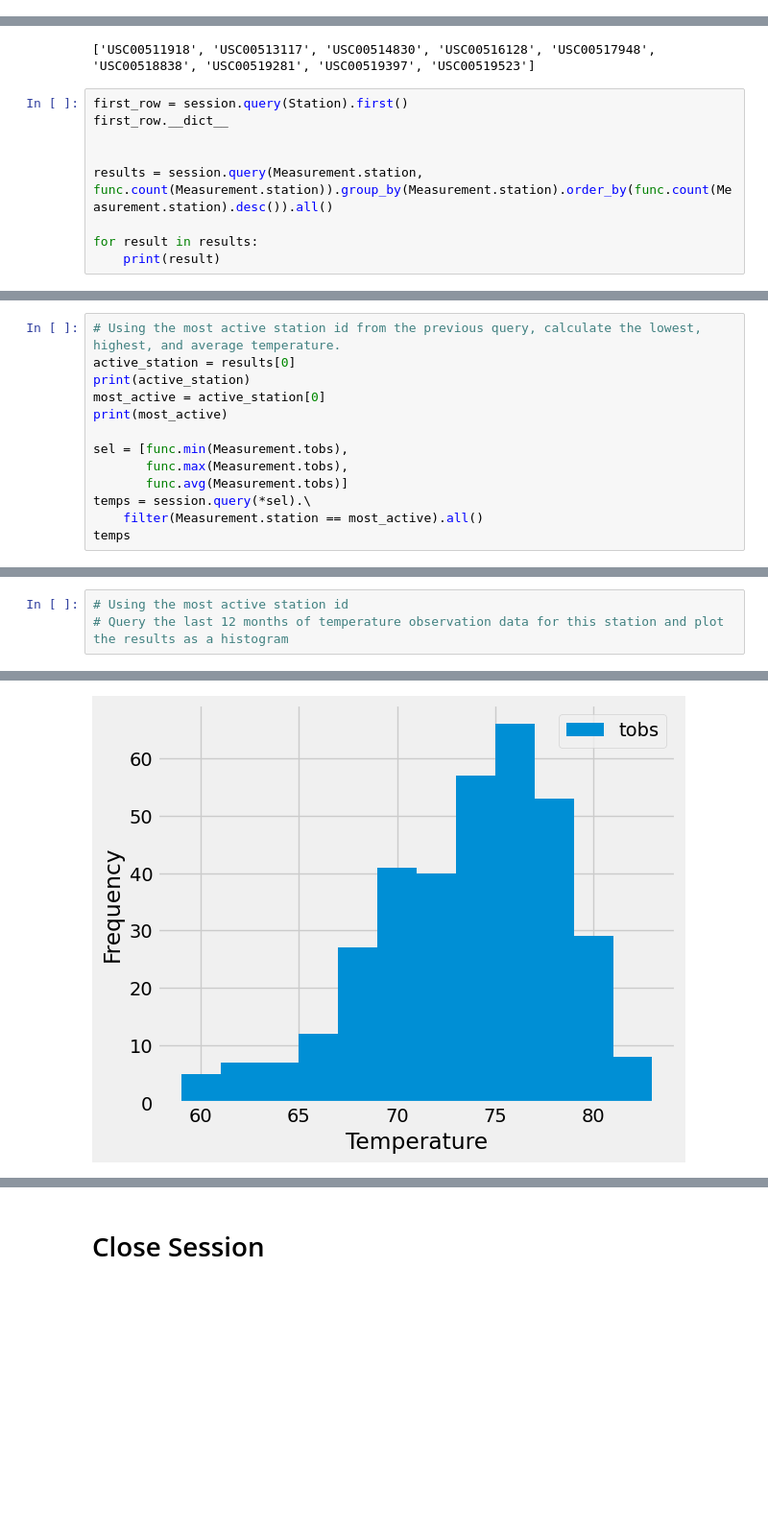
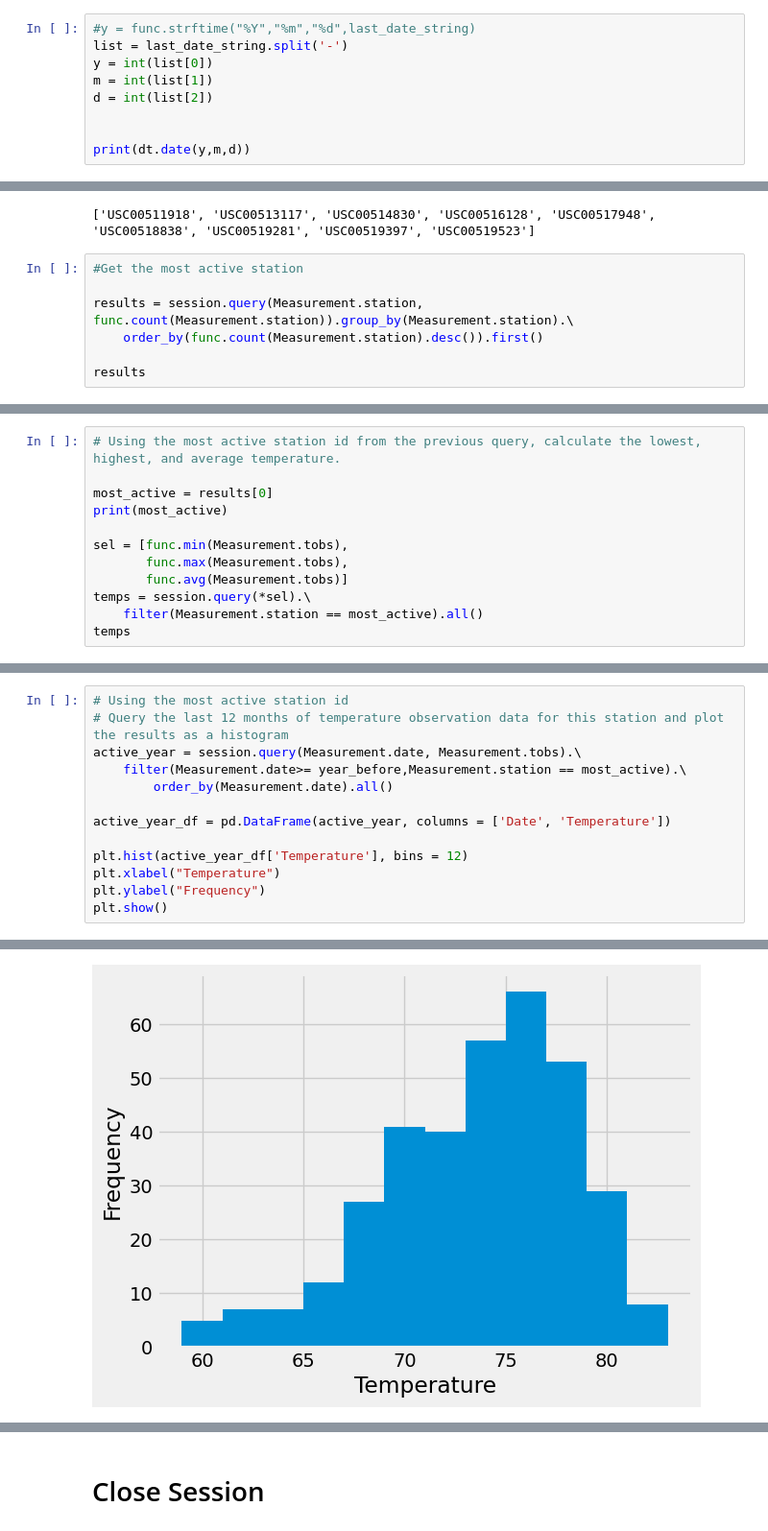
Before and after one commit to BlufferMK/sqlalchemy-challenge, a Jupyter notebook: SurfsUp/sqlalchemy_challenge.ipynb, the cells around one changed output, grey strips where cells are left out. Shown: that part at 96% size. Cells and saved outputs as stored; diff of their text form; blank space fills up the shorter version.

```diff
--- a/SurfsUp/sqlalchemy_challenge.ipynb
+++ b/SurfsUp/sqlalchemy_challenge.ipynb
@@ -52,3 +55,12 @@ station
 date
 prcp
 tobs
+# %%
+#y = func.strftime("%Y","%m","%d",last_date_string)
+list = last_date_string.split('-')
+y = int(list[0])
+m = int(list[1])
+d = int(list[2])
+
+
+print(dt.date(y,m,d))
@@ -130,13 +148,11 @@ print (ids)
 # %% [output]
 ['USC00511918', 'USC00513117', 'USC00514830', 'USC00516128', 'USC00517948', 'USC00518838', 'USC00519281', 'USC00519397', 'USC00519523']
 # %%
-first_row = session.query(Station).first()
-first_row.__dict__
+#Get the most active station
 
+results = session.query(Measurement.station, func.count(Measurement.station)).group_by(Measurement.station).\
+    order_by(func.count(Measurement.station).desc()).first()
 
-results = session.query(Measurement.station, func.count(Measurement.station)).group_by(Measurement.station).order_by(func.count(Measurement.station).desc()).all()
-
-for result in results:
-    print(result)
+results
 # %% [output]
 ('USC00519281', 2772)
@@ -153,8 +159,7 @@ session.query(func.avg(Rating.field2).label('average')).filter(Rating.url==url_s
 # %%
 # Using the most active station id from the previous query, calculate the lowest, highest, and average temperature.
-active_station = results[0]
-print(active_station)
-most_active = active_station[0]
+
+most_active = results[0]
 print(most_active)
 
 sel = [func.min(Measurement.tobs),
@@ -172,4 +174,14 @@ USC00519281
 # %%
 # Using the most active station id
 # Query the last 12 months of temperature observation data for this station and plot the results as a histogram
+active_year = session.query(Measurement.date, Measurement.tobs).\
+    filter(Measurement.date>= year_before,Measurement.station == most_active).\
+        order_by(Measurement.date).all()
+
+active_year_df = pd.DataFrame(active_year, columns = ['Date', 'Temperature'])
+
+plt.hist(active_year_df['Temperature'], bins = 12)
+plt.xlabel("Temperature")
+plt.ylabel("Frequency")
+plt.show()
 # %% [output]
@@ -177 +188 @@ Text(0.5, 4.183333333333314, 'Temperature')
-[figure, old version]
+[figure, new version]
```
Also changed, not shown: parts of 11 cells of this notebook, 2 other files.
